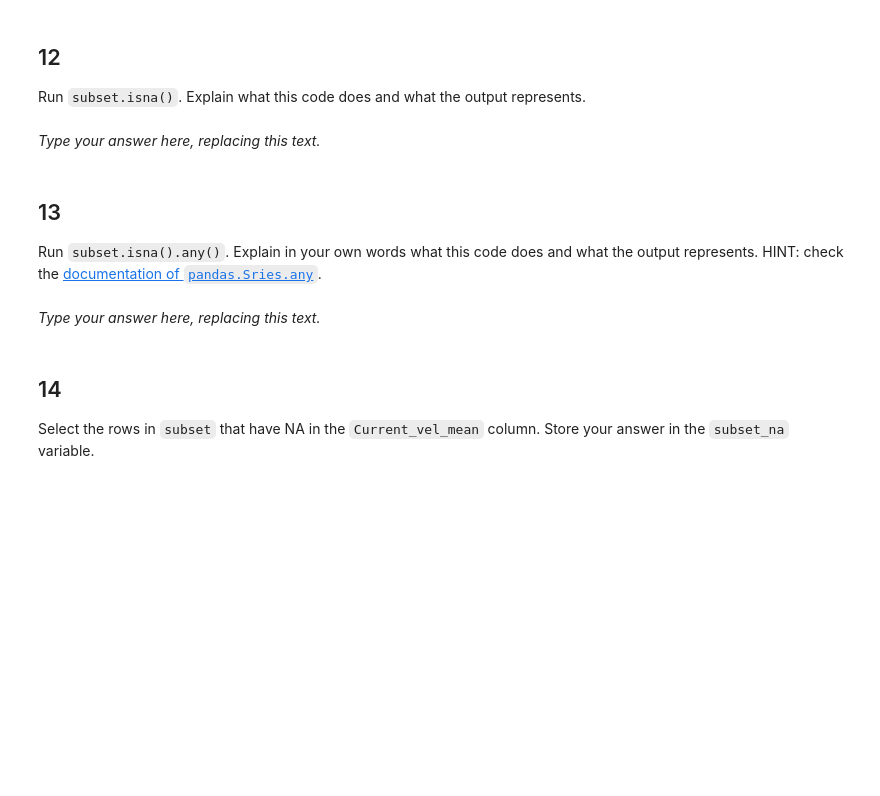
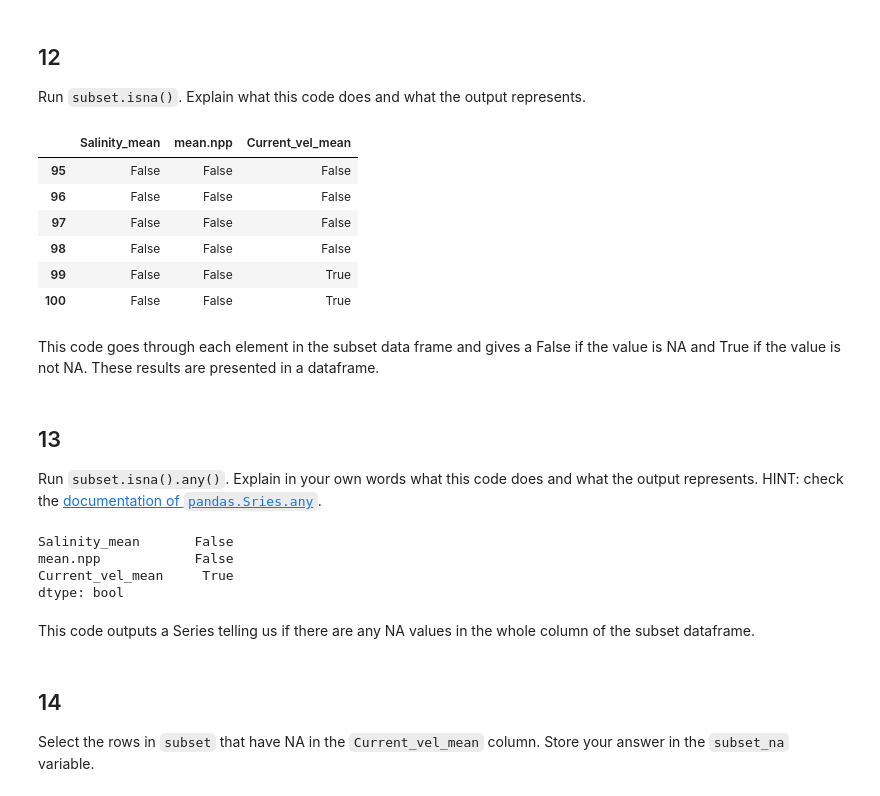
Before and after one commit to egp4aq/eds220-hwk1, a Jupyter notebook: hwk1-task2-corals.ipynb, the cells around one changed output. Drawn from its saved outputs; the diff is of its cells as text; code cells hidden in the pictures; blank space fills up the shorter version.

```diff
--- a/hwk1-task2-corals.ipynb
+++ b/hwk1-task2-corals.ipynb
@@ -238,3 +258,6 @@ subset = ...
+# %%
+# Used iloc to choose specific rows and columns.
+subset = coral_div.iloc[95:101, [16,19,27]]
 # %%
 # View the dataframe
 subset
@@ -246,8 +275,18 @@ Ellipsis
 ## 12
 
 Run `subset.isna()`. Explain what this code does and what the output represents.
-# %% [markdown]
-_Type your answer here, replacing this text._
+# %%
+subset.isna()
+# %% [output]
+|  | Salinity_mean | mean.npp | Current_vel_mean |
+| 95 | False | False | False |
+| 96 | False | False | False |
+| 97 | False | False | False |
+| 98 | False | False | False |
+| 99 | False | False | True |
+| 100 | False | False | True |
+# %% [markdown]
+This code goes through each element in the subset data frame and gives a False if the value is NA and True if the value is not NA. These results are presented in a dataframe.
 # %% [markdown]
 <!-- END QUESTION -->
 
@@ -255,8 +294,15 @@ _Type your answer here, replacing this text._
 
 ## 13
 Run `subset.isna().any()`. Explain in your own words what this code does and what the output represents. HINT: check the [documentation of `pandas.Sries.any`](https://pandas.pydata.org/docs/reference/api/pandas.Series.any.html).
-# %% [markdown]
-_Type your answer here, replacing this text._
+# %%
+subset.isna().any()
+# %% [output]
+Salinity_mean       False
+mean.npp            False
+Current_vel_mean     True
+dtype: bool
+# %% [markdown]
+This code outputs a Series telling us if there are any NA values in the whole column of the subset dataframe.
 # %% [markdown]
 <!-- END QUESTION -->
 
```
Also changed, not shown: parts of 11 cells of this notebook.
